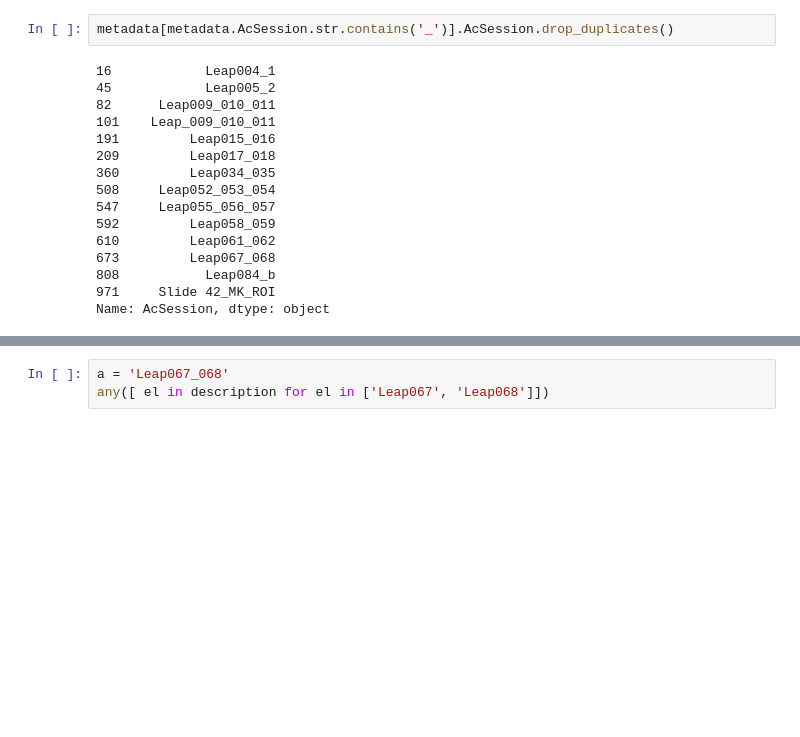
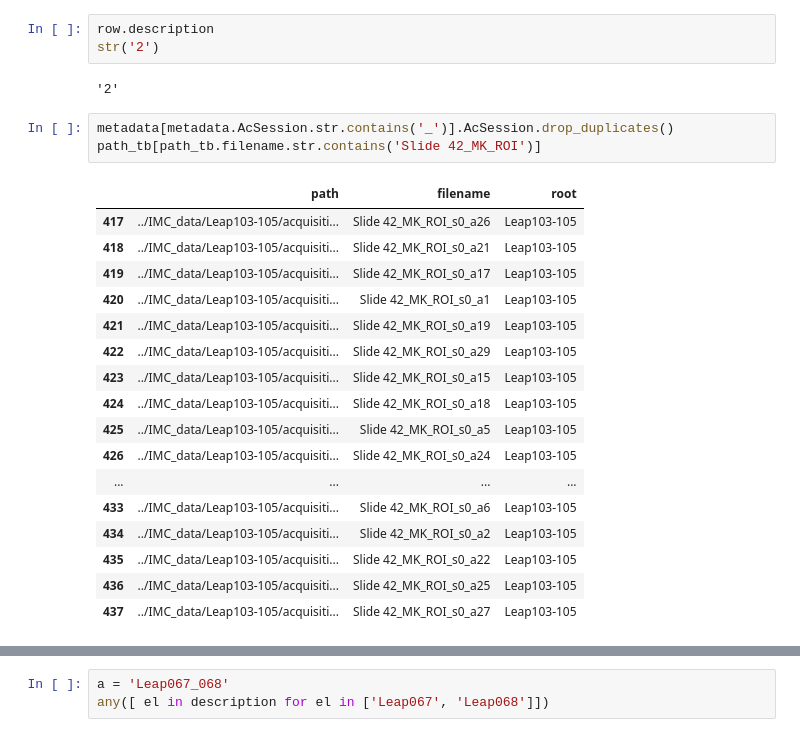
Before and after one commit to Schumacher-group/IMC_TNBC_analysis, a Jupyter notebook: reformatting_all_files.ipynb, the cells around one changed output, grey strips where cells are left out. Drawn from its saved outputs; the diff is of its cells as text; blank space fills up the shorter version.

```diff
--- a/reformatting_all_files.ipynb
+++ b/reformatting_all_files.ipynb
@@ -123,21 +126,29 @@ for _,file_row in tqdm(path_tb.iterrows()):
         output_path_split+marker+'.tiff',
         data=channel
         )
+# %%
+row.description
+str('2')
+# %% [output]
+'2'
 # %%
 metadata[metadata.AcSession.str.contains('_')].AcSession.drop_duplicates()
+path_tb[path_tb.filename.str.contains('Slide 42_MK_ROI')]
 # %% [output]
-16            Leap004_1
-45            Leap005_2
-82      Leap009_010_011
-101    Leap_009_010_011
-191         Leap015_016
-209         Leap017_018
-360         Leap034_035
-508     Leap052_053_054
-547     Leap055_056_057
-592         Leap058_059
-610         Leap061_062
-673         Leap067_068
-808           Leap084_b
-971     Slide 42_MK_ROI
-Name: AcSession, dtype: object
+|  | path | filename | root |
+| 417 | ../IMC_data/Leap103-105/acquisiti... | Slide 42_MK_ROI_s0_a26 | Leap103-105 |
+| 418 | ../IMC_data/Leap103-105/acquisiti... | Slide 42_MK_ROI_s0_a21 | Leap103-105 |
+| 419 | ../IMC_data/Leap103-105/acquisiti... | Slide 42_MK_ROI_s0_a17 | Leap103-105 |
+| 420 | ../IMC_data/Leap103-105/acquisiti... | Slide 42_MK_ROI_s0_a1 | Leap103-105 |
+| 421 | ../IMC_data/Leap103-105/acquisiti... | Slide 42_MK_ROI_s0_a19 | Leap103-105 |
+| 422 | ../IMC_data/Leap103-105/acquisiti... | Slide 42_MK_ROI_s0_a29 | Leap103-105 |
+| 423 | ../IMC_data/Leap103-105/acquisiti... | Slide 42_MK_ROI_s0_a15 | Leap103-105 |
+| 424 | ../IMC_data/Leap103-105/acquisiti... | Slide 42_MK_ROI_s0_a18 | Leap103-105 |
+| 425 | ../IMC_data/Leap103-105/acquisiti... | Slide 42_MK_ROI_s0_a5 | Leap103-105 |
+| 426 | ../IMC_data/Leap103-105/acquisiti... | Slide 42_MK_ROI_s0_a24 | Leap103-105 |
+| ... | ... | ... | ... |
+| 433 | ../IMC_data/Leap103-105/acquisiti... | Slide 42_MK_ROI_s0_a6 | Leap103-105 |
+| 434 | ../IMC_data/Leap103-105/acquisiti... | Slide 42_MK_ROI_s0_a2 | Leap103-105 |
+| 435 | ../IMC_data/Leap103-105/acquisiti... | Slide 42_MK_ROI_s0_a22 | Leap103-105 |
+| 436 | ../IMC_data/Leap103-105/acquisiti... | Slide 42_MK_ROI_s0_a25 | Leap103-105 |
+| 437 | ../IMC_data/Leap103-105/acquisiti... | Slide 42_MK_ROI_s0_a27 | Leap103-105 |
```
Also changed, not shown: parts of 3 cells of this notebook, 2 other files.
